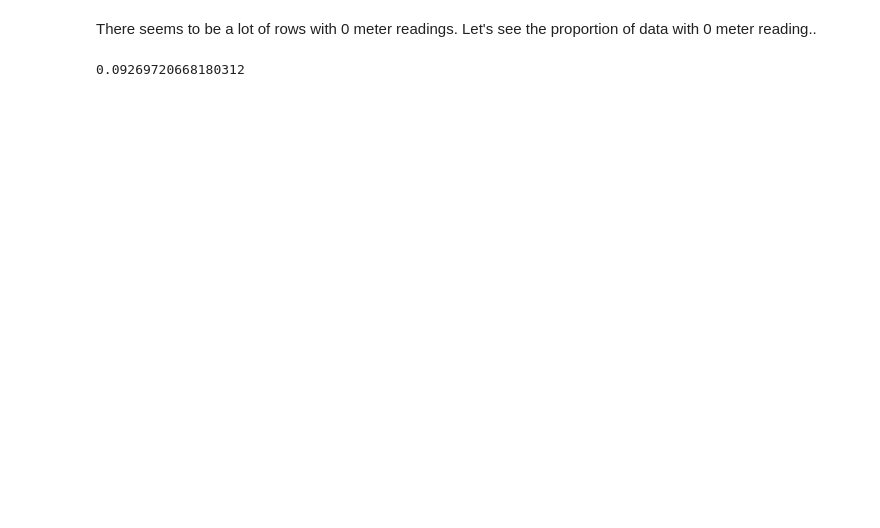
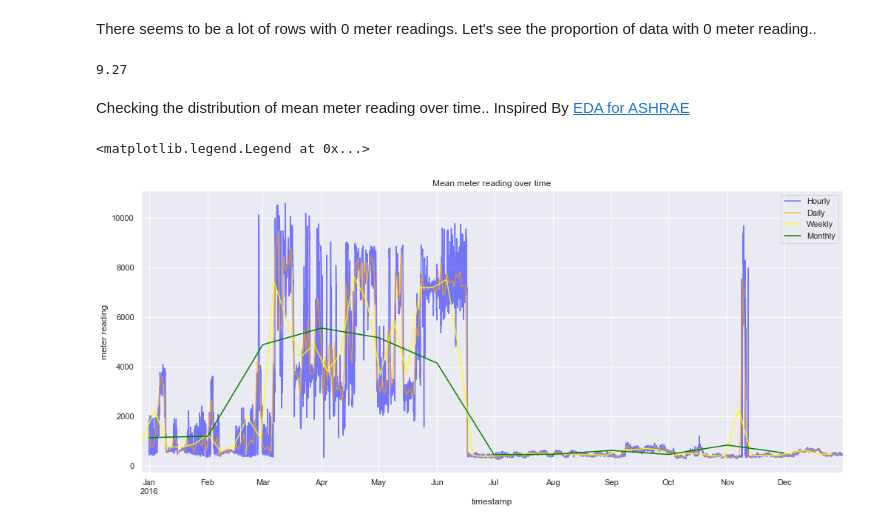
Before and after one commit to savewater1/Ashrae-Energy-Prediction, a Jupyter notebook: ashrae3.ipynb, the cells around one changed output. Cells and saved outputs as stored; diff of their text form; code cells hidden in the pictures; blank space fills up the shorter version.

```diff
--- a/ashrae3.ipynb
+++ b/ashrae3.ipynb
@@ -92,6 +174,24 @@ sns.distplot(np.log1p(train['meter_reading']))
 # %% [markdown]
 There seems to be a lot of rows with 0 meter readings. Let's see the proportion of data with 0 meter reading..
 # %%
-train.loc[train.meter_reading == 0, 'meter_reading'].count()/train['meter_reading'].count()
+# Percentage of traininig data with 0 meter_reading
+round(train.loc[train.meter_reading == 0, 'meter_reading'].count()*100/len(train), 2)
 # %% [output]
-0.09269720668180312
+9.27
+# %% [markdown]
+Checking the distribution of mean meter reading over time..
+Inspired By [EDA for ASHRAE](https://www.kaggle.com/nroman/eda-for-ashrae)
+# %%
+# Mean meter reading over time
+plt.clf()
+fig, ax = plt.subplots(figsize = (17, 7))
+train[["timestamp", "meter_reading"]].set_index("timestamp").resample("H").mean()["meter_reading"].plot(ax = ax, label = "Hourly", color = "blue", alpha = 0.5)
+train[["timestamp", "meter_reading"]].set_index("timestamp").resample("D").mean()["meter_reading"].plot(ax = ax, label = "Daily", color = "orange", alpha = 0.7)
+train[["timestamp", "meter_reading"]].set_index("timestamp").resample("W").mean()["meter_reading"].plot(ax = ax, label = "Weekly", color = "yellow", alpha = 0.85)
+train[["timestamp", "meter_reading"]].set_index("timestamp").resample("M").mean()["meter_reading"].plot(ax = ax, label = "Monthly", color = "green", alpha = 1)
+ax.set_title("Mean meter reading over time")
+ax.set_ylabel("meter reading")
+ax.legend(loc = "best")
+# %% [output]
+<matplotlib.legend.Legend at 0x...>
+[figure, added]
```
Also changed, not shown: parts of 17 cells of this notebook.
